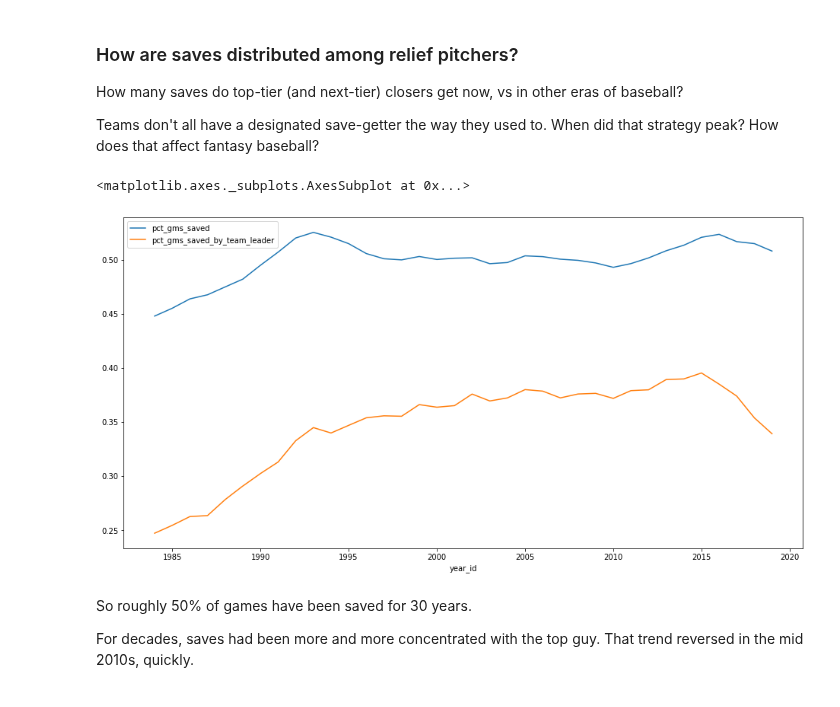
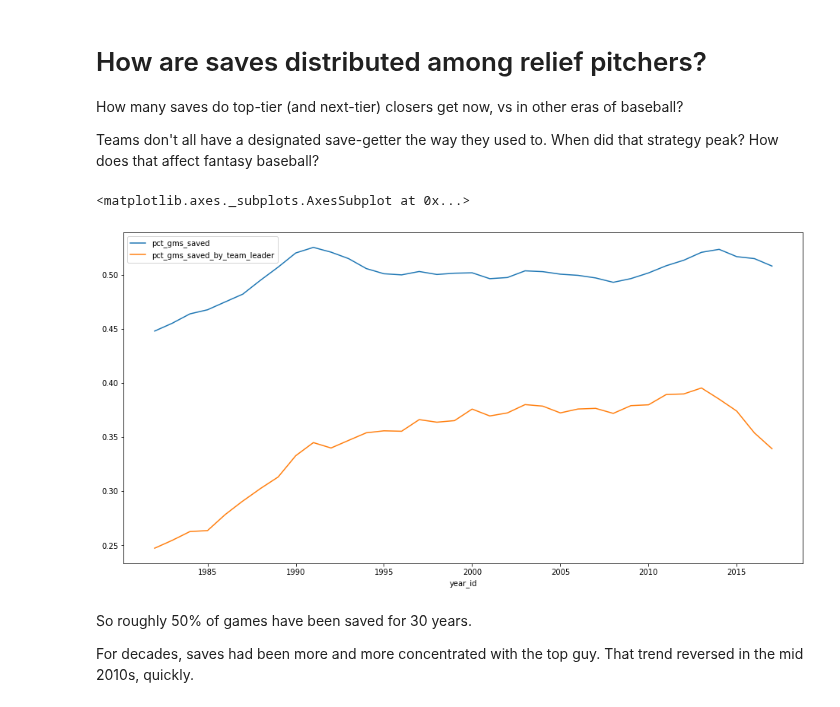
Before and after one commit to sdvinay/baseball_sql, a Jupyter notebook: pandas/distribution_of_saves.ipynb, the cells around one changed output. Drawn from its saved outputs; the diff is of its cells as text; code cells hidden in the pictures.

```diff
--- a/pandas/distribution_of_saves.ipynb
+++ b/pandas/distribution_of_saves.ipynb
@@ -1,5 +1,5 @@
 # %% [markdown]
-### How are saves distributed among relief pitchers?
+# How are saves distributed among relief pitchers?
 
 How many saves do top-tier (and next-tier) closers get now, vs in other eras of baseball?
 
@@ -8,4 +8,8 @@ Teams don't all have a designated save-getter the way they used to.  When did th
 import pandas as pd
 import numpy as np
 import matplotlib.pyplot as plt
+# %%
+# Constants
+FIGSIZE = (16, 8)
+TIER_SIZE = 12
 # %%
@@ -20,24 +24,24 @@ df = pd.read_parquet('../data/bd/pitching.parquet')
 # %%
 # OK, let's look at some overall trends
 
 # Compute the rank for each player-season in saves
 svs = df[(df['year_id']>=1980) & (df['sv']>0)][['player_id', 'year_id', 'team_id', 'sv']]
 grps = svs.sort_values('sv', ascending=False).groupby('year_id')
 svs['rank'] = grps.cumcount()+1
 
 # % of all games with a save
 total_saves = svs.groupby('year_id').sum()['sv']
 pct_gms_saved = (total_saves/total_gms_played).dropna().rename('pct_gms_saved')
 
 # % of all games saved by team-leading saver
 leader_total_saves = svs.sort_values('sv', ascending=False).groupby(['year_id', 'team_id']).head(1).groupby('year_id').sum()['sv']
 pct_gms_saved_leader =(leader_total_saves/total_gms_played).dropna().rename('pct_gms_saved_by_team_leader')
 
 # Plot them together
-pd.concat([pct_gms_saved, pct_gms_saved_leader], axis=1).rolling(5).mean().plot(figsize=(16,8))
+pd.concat([pct_gms_saved, pct_gms_saved_leader], axis=1).rolling(5, center=True).mean().plot(figsize=FIGSIZE)
 # %% [output]
 <matplotlib.axes._subplots.AxesSubplot at 0x...>
-[figure, old version]
+[figure, new version]
 # %% [markdown]
 So roughly 50% of games have been saved for 30 years.
 
```
Also changed, not shown: parts of 8 cells of this notebook.
